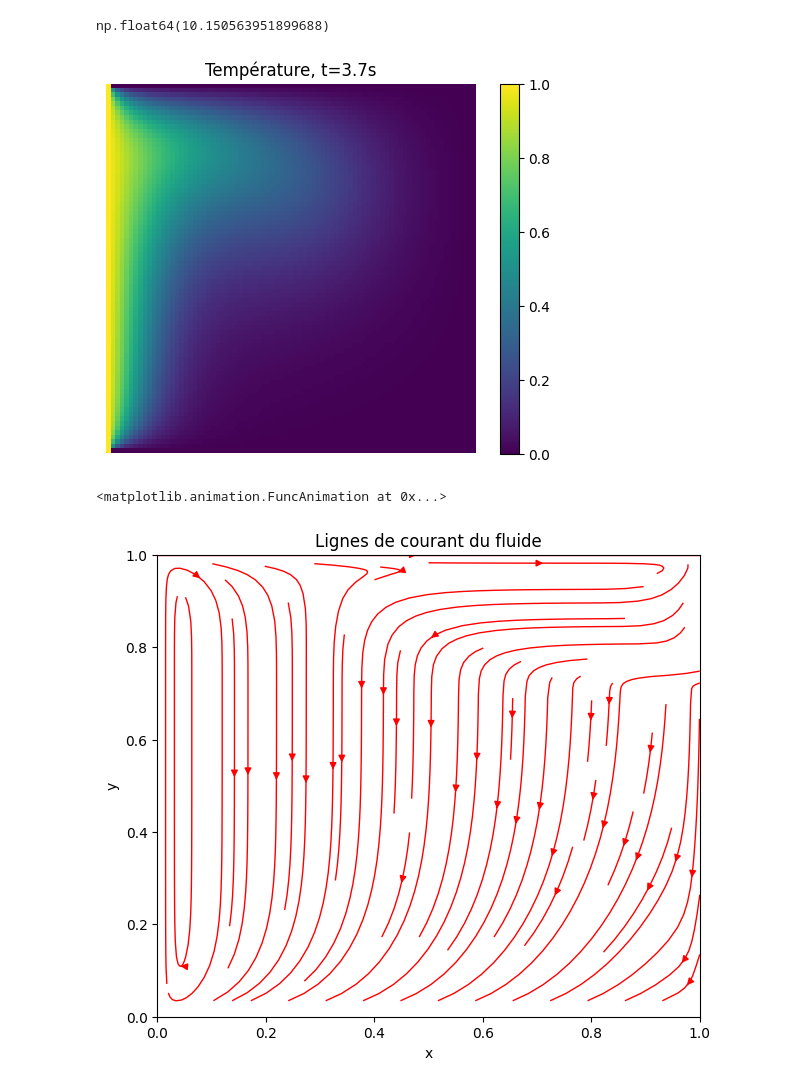
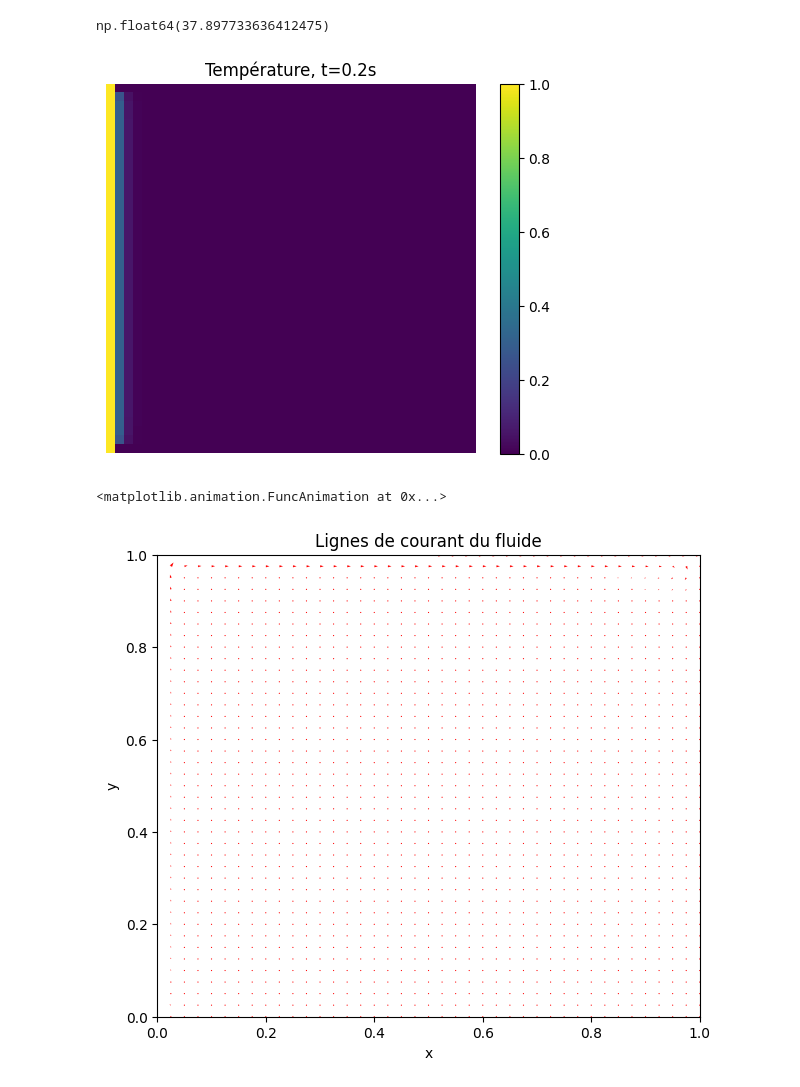
Before and after one commit to PierreG25/Thermal-transfert, a Jupyter notebook: ADI_Thomas.ipynb, the cells around one changed output. Saved outputs shown, nothing was run; the diff lists cells and outputs as text; code cells hidden in the pictures.

```diff
--- a/ADI_Thomas.ipynb
+++ b/ADI_Thomas.ipynb
@@ -146,15 +146,15 @@ def get_average_nusselt(T, dx):
 
     return np.mean(nu_local)
 # %%
-nx, ny = 81, 81
+nx, ny = 41, 41
 Lx, Ly = 1.0, 1.0
 dx, dy = Lx/(nx-1), Ly/(ny-1)
 dt = 1e-3
 
-U0 = 1.0*10**-3  # Vitesse paroi supérieure
+U0 = 1.0*10**-2  # Vitesse paroi supérieure
 
 rho = 1 # Air
-mu = 10**-5 # Air
+mu = 1e-5 # Air
 #Re = 10000
 Pr = 0.71
 Ra = 1e4
@@ -174,7 +174,7 @@ u, v = get_velocity(psi, dx, dy, U0)
 T[:, 0] = 1.0  # Paroi gauche chaude
 
 print("Le nombre de Courant est égale à : " + str(U0*dt/dy))
-print("Condition de stabilité de l'algo SOR : " + str("?"))
+print("Condition de stabilité de l'algo SOR : " + str(dt/(dy**2)))
 
 print("Re = " + str(Re))
 # %% [output]
@@ -258,7 +259,7 @@ plt.show()
 # %%
 get_average_nusselt(T, dx)
 # %% [output]
-np.float64(10.150563951899688)
+np.float64(37.897733636412475)
 # %%
 def animer_matrices(liste_matrices, fps=20, save_path=None, Name=''):
     fig, ax = plt.subplots()
@@ -295,30 +296,30 @@ def animer_matrices(liste_matrices, fps=20, save_path=None, Name=''):
 
 animer_matrices(img_dic['T'], fps=24, save_path='mon_animation.gif', Name = 'Température')
 # %% [output]
-[figure, old version]
+[figure, new version]
 <matplotlib.animation.FuncAnimation at 0x...>
 # %%
 # 1. Préparation de la grille
 x = np.linspace(0, Lx, nx)
 y = np.linspace(0, Ly, ny)
 X, Y = np.meshgrid(x, y)
 
 # Sélection d'une itération (ex: la dernière enregistrée)
 k = 3
 u_plot = img_dic['u'][k]
 v_plot = img_dic['v'][k]
 
 plt.figure(figsize=(7, 6))
 # streamplot calcule automatiquement les lignes tangentes au vecteur (u, v)
-plt.streamplot(X, Y, u_plot, v_plot, color='red', linewidth=1, density=1)
+plt.quiver(X, Y, u_plot, v_plot, color='red', linewidth=1)
 plt.title("Lignes de courant du fluide")
 plt.xlabel("x")
 plt.ylabel("y")
 plt.xlim(0, Lx)
 plt.ylim(0, Ly)
 plt.show()
 # %% [output]
-[figure, old version]
+[figure, new version]
 # %%
 # 1. Préparation de la grille
 x = np.linspace(0, Lx, nx)
```
Also changed, not shown: parts of 4 cells of this notebook, 1 other file.
